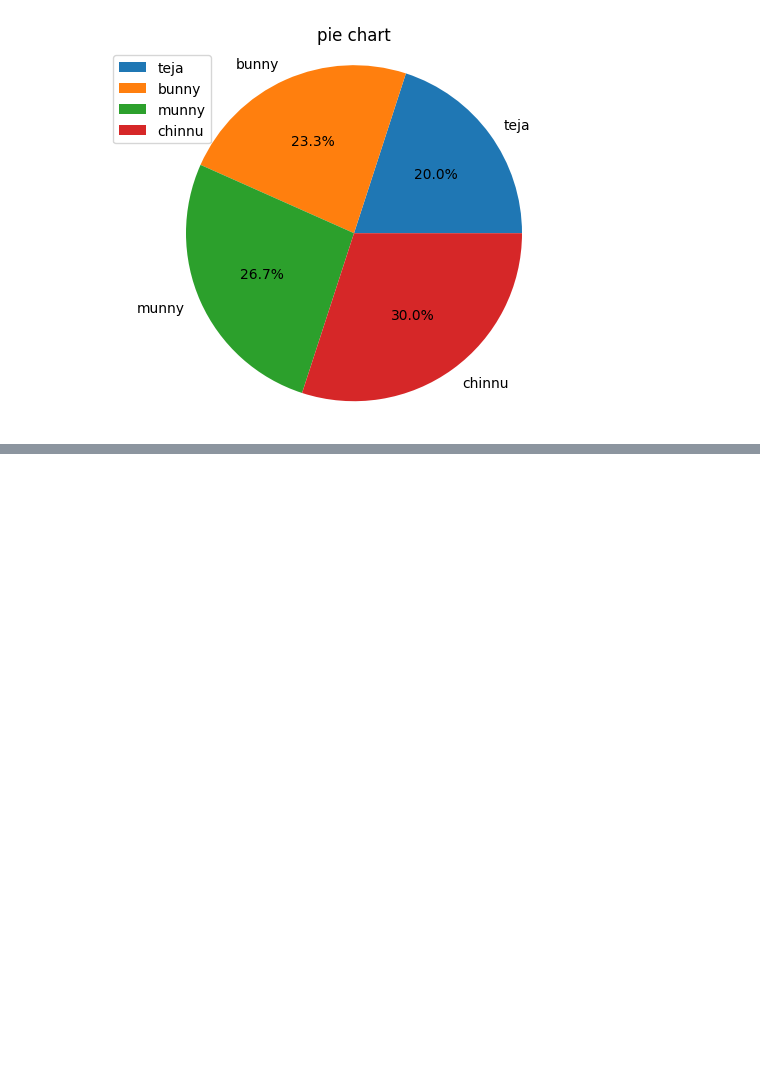
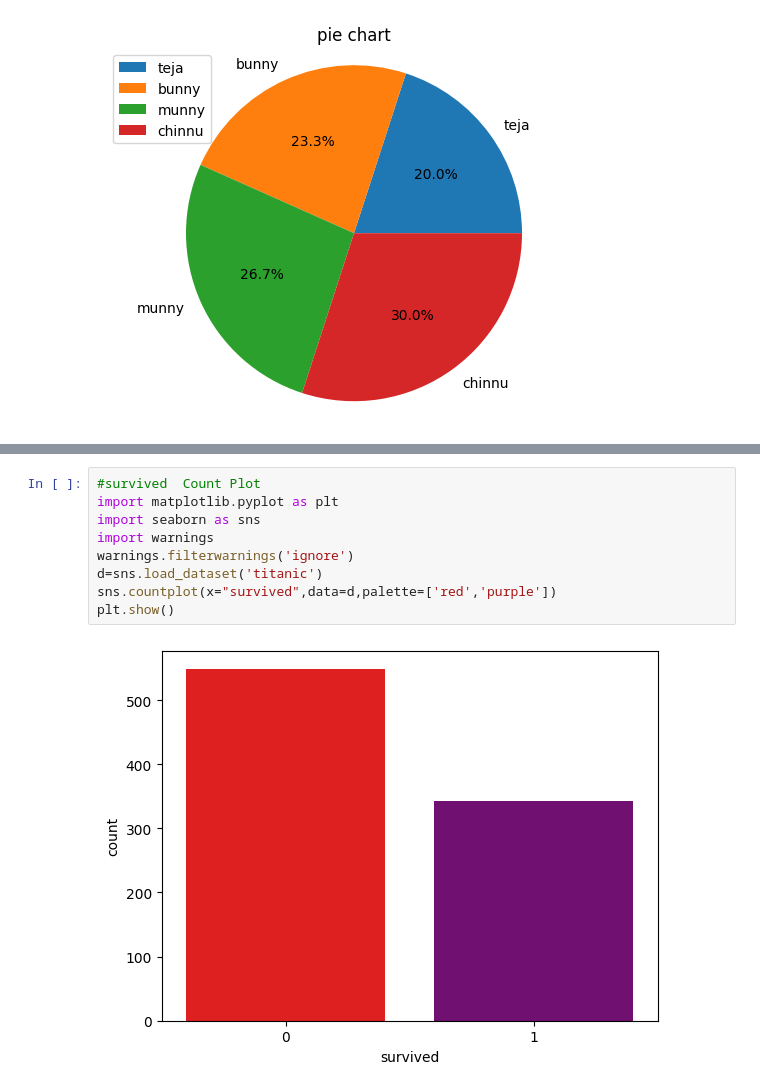
Before and after one commit to Bhavyakudupudi2/Bhavyakudupudi2, a Jupyter notebook: Copy_of_Welcome_To_Colab.ipynb, the cells around one changed output, grey strips where cells are left out. Cells and saved outputs as stored; diff of their text form; blank space fills up the shorter version.

```diff
--- a/Copy_of_Welcome_To_Colab.ipynb
+++ b/Copy_of_Welcome_To_Colab.ipynb
@@ -375,0 +439,11 @@ plt.show()
+# %%
+#survived  Count Plot
+import matplotlib.pyplot as plt
+import seaborn as sns
+import warnings
+warnings.filterwarnings('ignore')
+d=sns.load_dataset('titanic')
+sns.countplot(x="survived",data=d,palette=['red','purple'])
+plt.show()
+# %% [output]
+[figure, added]
```
Also changed, not shown: parts of 23 cells of this notebook.
